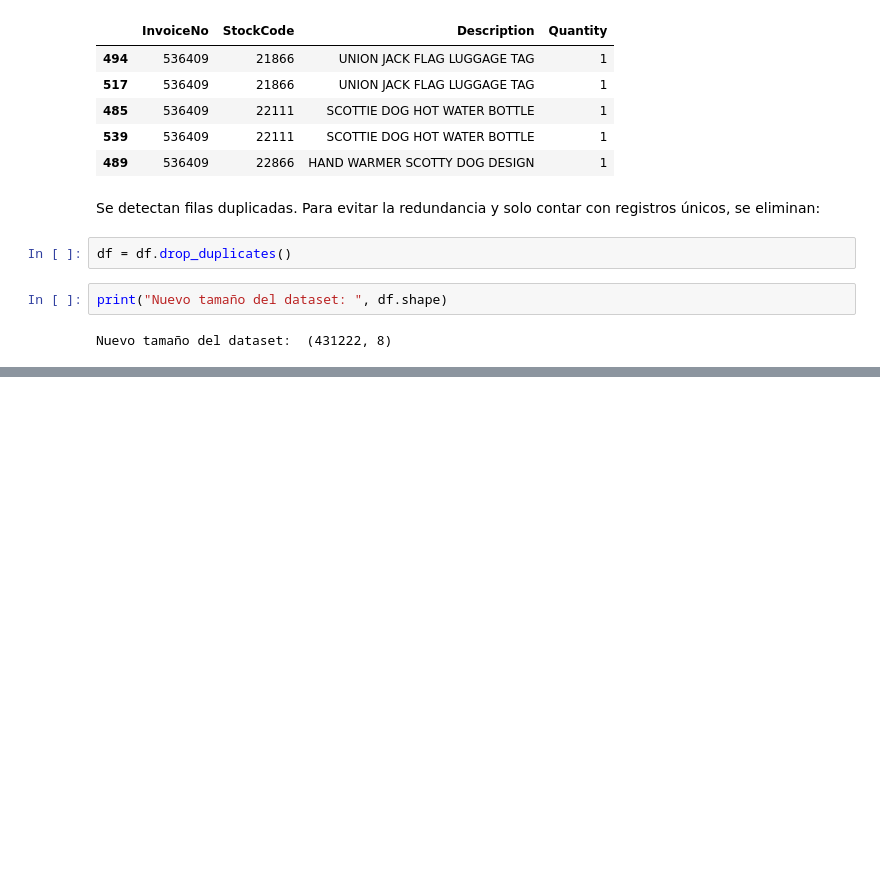
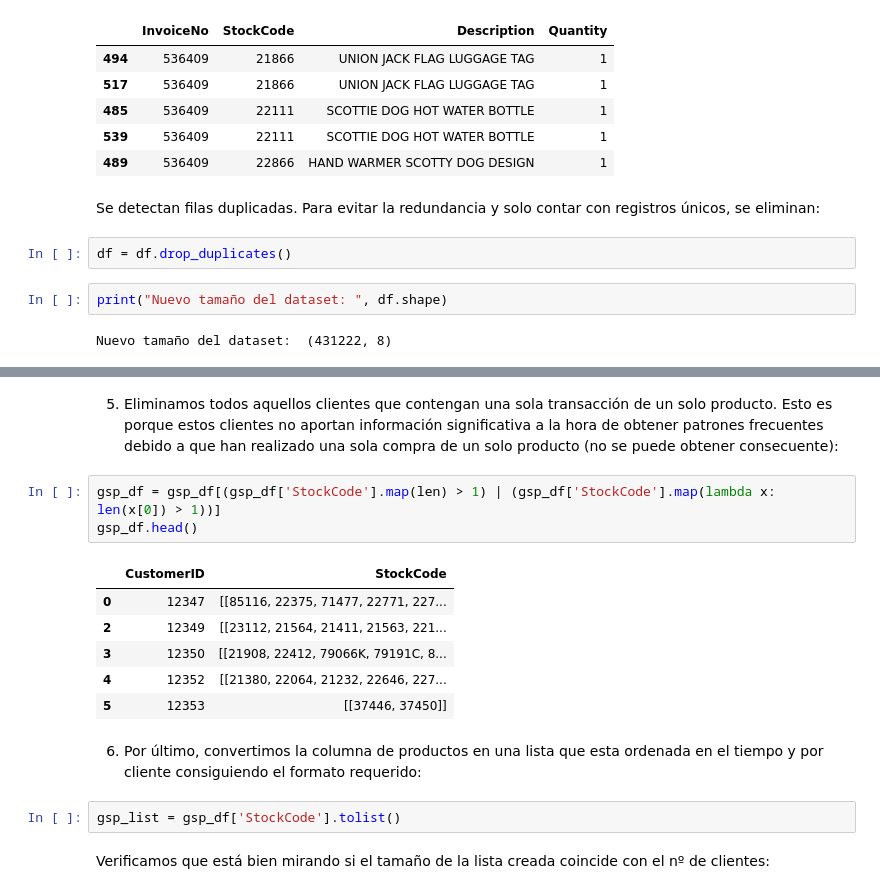
Before and after one commit to 9105507/MINERIA_DE_DATOS_23_24, a Jupyter notebook: LAB02_Reglas_de_Asociación_y_Patrones_Secuenciales.ipynb, the cells around one changed output, grey strips where cells are left out. Drawn from its saved outputs; the diff is of its cells as text; blank space fills up the shorter version.

```diff
--- a/LAB02_Reglas_de_Asociación_y_Patrones_Secuenciales.ipynb
+++ b/LAB02_Reglas_de_Asociación_y_Patrones_Secuenciales.ipynb
@@ -915,0 +1002,18 @@ Nuevo tamaño del dataset:  (431222, 8)
+# %% [markdown]
+5. Eliminamos todos aquellos clientes que contengan una sola transacción de un solo producto. Esto es porque estos clientes no aportan información significativa a la hora de obtener patrones frecuentes debido a que han realizado una sola compra de un solo producto (no se puede obtener consecuente):
+# %%
+gsp_df = gsp_df[(gsp_df['StockCode'].map(len) > 1) | (gsp_df['StockCode'].map(lambda x: len(x[0]) > 1))]
+gsp_df.head()
+# %% [output]
+|  | CustomerID | StockCode |
+| 0 | 12347 | [[85116, 22375, 71477, 22771, 227... |
+| 2 | 12349 | [[23112, 21564, 21411, 21563, 221... |
+| 3 | 12350 | [[21908, 22412, 79066K, 79191C, 8... |
+| 4 | 12352 | [[21380, 22064, 21232, 22646, 227... |
+| 5 | 12353 | [[37446, 37450]] |
+# %% [markdown]
+6. Por último, convertimos la columna de productos en una lista que esta ordenada en el tiempo y por cliente consiguiendo el formato requerido:
+# %%
+gsp_list = gsp_df['StockCode'].tolist()
+# %% [markdown]
+Verificamos que está bien mirando si el tamaño de la lista creada coincide con el nº de clientes:
```
Also changed, not shown: parts of 53 cells of this notebook.
